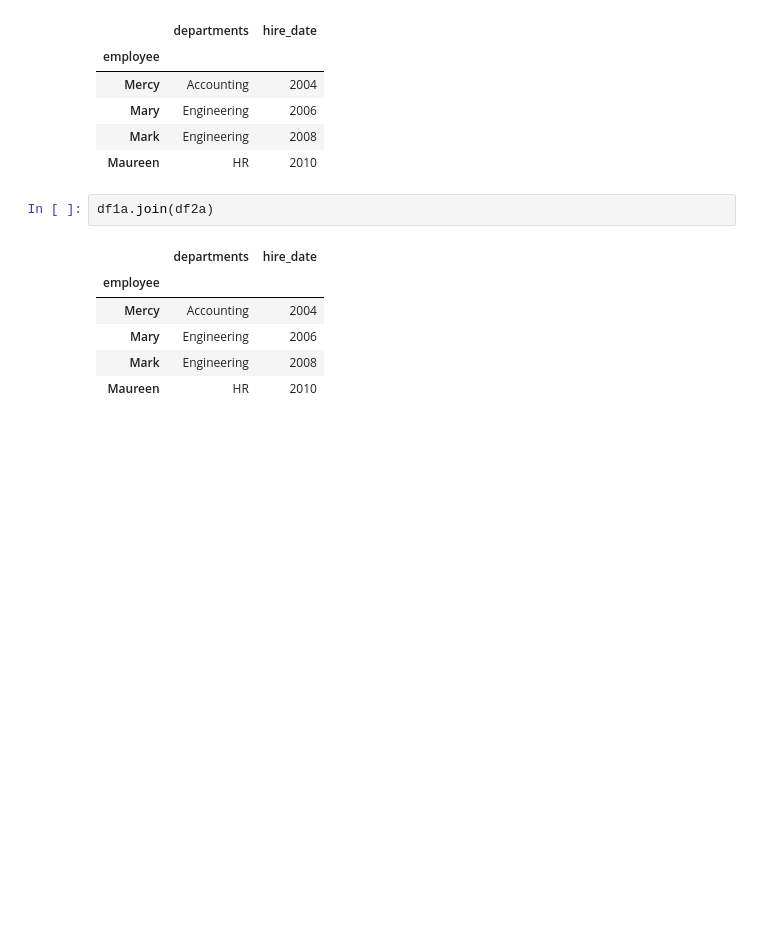
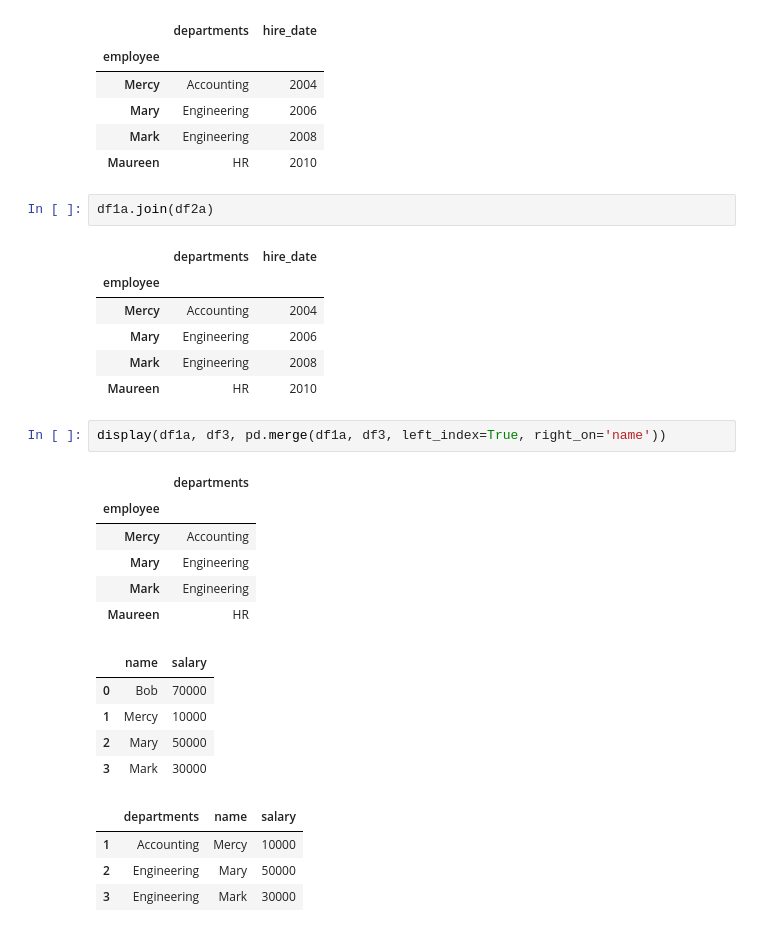
Before and after one commit to WillardDev/Python_Data_Analysis, a Jupyter notebook: Merge_and_Join.ipynb, the cells around one changed output. Drawn from its saved outputs; the diff is of its cells as text; blank space fills up the shorter version.

Commit message:
Add execution count and outputs for merged dataframes in Merge and Join notebook

```diff
--- a/Merge_and_Join.ipynb
+++ b/Merge_and_Join.ipynb
@@ -227,3 +227,21 @@ df1a.join(df2a)
 | Mary | Engineering | 2006 |
 | Mark | Engineering | 2008 |
 | Maureen | HR | 2010 |
+# %%
+display(df1a, df3, pd.merge(df1a, df3, left_index=True, right_on='name'))
+# %% [output]
+|  | departments |
+| employee |  |
+| Mercy | Accounting |
+| Mary | Engineering |
+| Mark | Engineering |
+| Maureen | HR |
+|  | name | salary |
+| 0 | Bob | 70000 |
+| 1 | Mercy | 10000 |
+| 2 | Mary | 50000 |
+| 3 | Mark | 30000 |
+|  | departments | name | salary |
+| 1 | Accounting | Mercy | 10000 |
+| 2 | Engineering | Mary | 50000 |
+| 3 | Engineering | Mark | 30000 |
```
